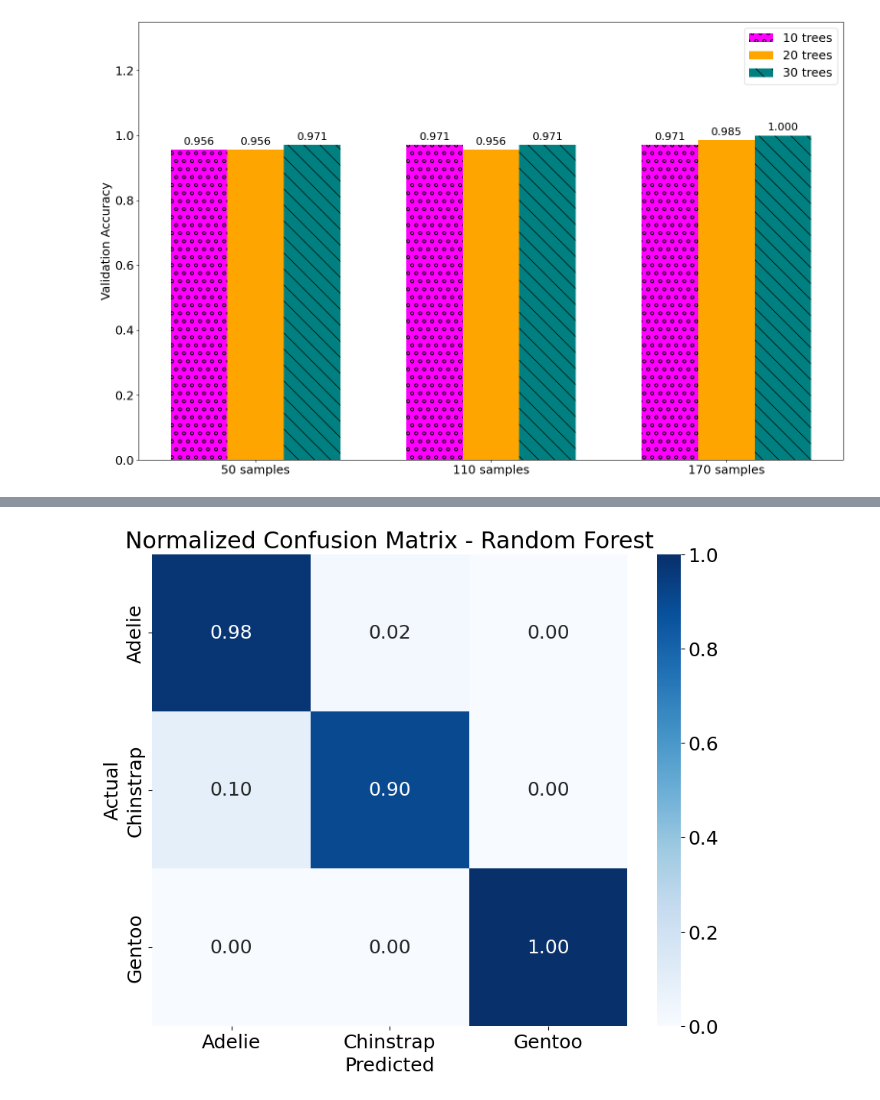
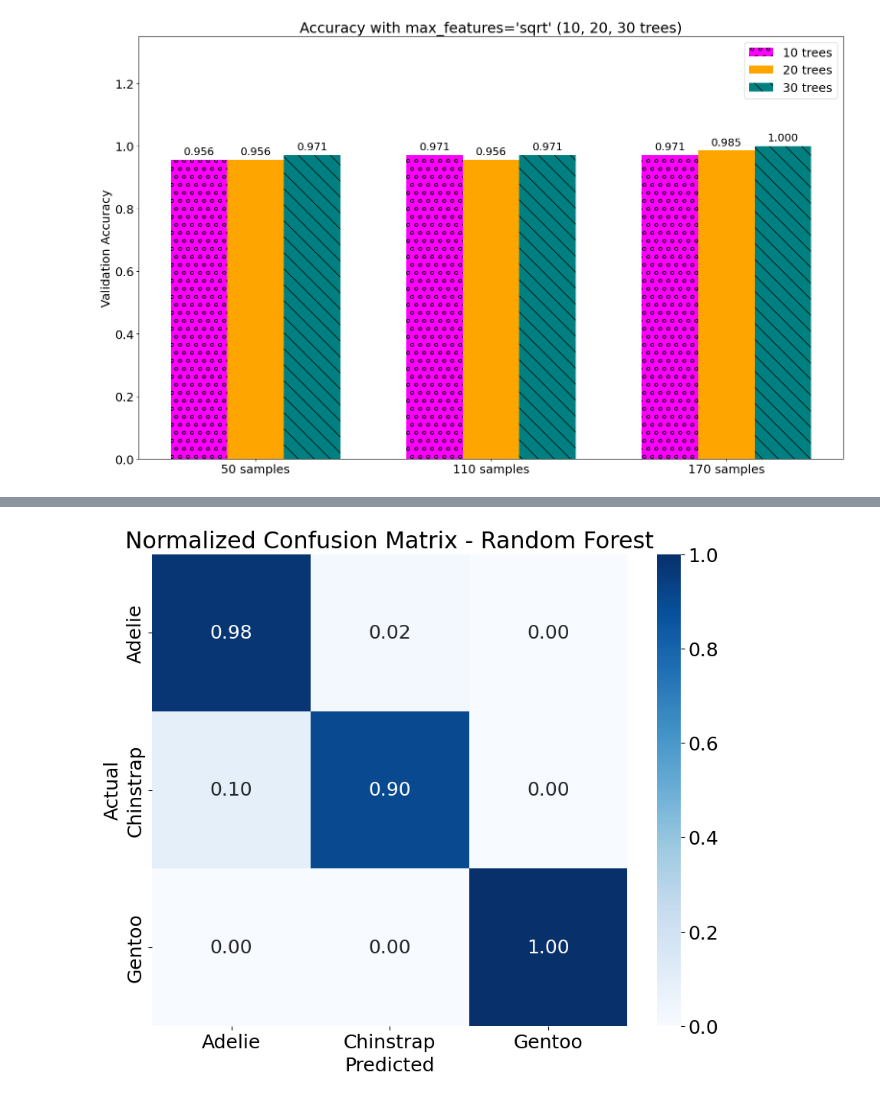
Before and after one commit to HaiYen3012/IT3190_ML_Project, a Jupyter notebook: code/Random_Forest.ipynb, the cells around one changed output, grey strips where cells are left out. Saved outputs shown, nothing was run; the diff lists cells and outputs as text; code cells hidden in the pictures.

```diff
--- a/code/Random_Forest.ipynb
+++ b/code/Random_Forest.ipynb
@@ -60,29 +77,31 @@ for size in sample_sizes:
 # %%
 objects = ('50 samples', '110 samples', '170 samples')
 y_pos = np.arange(len(objects))
-plt.figure(figsize=(16, 10))
-
 colors = ['magenta', 'orange', 'teal']
 patterns = ['o', '', '\\']
 widths = [-0.24, 0, 0.24]
+pic_folder = '../pics/Random_Forest/'
 
-for i, n in enumerate(n_estimators_list):
-    acc_list = all_scores[n]
-    bars = plt.bar(y_pos + widths[i], acc_list, 0.24, label=f'{n} trees', color=colors[i], hatch=patterns[i])
-    for bar in bars:
-        height = bar.get_height()
-        plt.text(bar.get_x() + bar.get_width()/2., height + 0.01, f'{height:.3f}', ha='center', va='bottom', fontsize=16)
+def plot_rf_accuracy(tree_list, feat_type, title, filename):
+    plt.figure(figsize=(16, 10))
+    for i, n in enumerate(tree_list):
+        scores = all_scores[feat_type][n]
+        bars = plt.bar(y_pos + widths[i], scores, 0.24, label=f'{n} trees', color=colors[i], hatch=patterns[i])
+        for bar in bars:
+            height = bar.get_height()
+            plt.text(bar.get_x() + bar.get_width()/2., height + 0.01, f'{height:.3f}', ha='center', va='bottom', fontsize=16)
 
-plt.xticks(y_pos, objects)
-plt.ylim([0, 1.35]) # Cao hơn để không chạm Legend
-plt.ylabel("Validation Accuracy")
-plt.legend(loc='upper right', fontsize=18)
-plt.tight_layout()
+    plt.xticks(y_pos, objects)
+    plt.ylim([0, 1.35])
+    plt.ylabel("Validation Accuracy")
+    plt.title(title)
+    plt.legend(loc='upper right', fontsize=18)
+    plt.tight_layout()
+    plt.savefig(pic_folder + filename + '.pdf', bbox_inches='tight')
+    plt.savefig(pic_folder + filename + '.svg', bbox_inches='tight')
+    plt.show()
 
-pic_folder = '../pics/random_forest/'
-os.makedirs(pic_folder, exist_ok=True)
-plt.savefig(pic_folder + 'rf_variant_data_size.pdf', bbox_inches='tight')
-plt.savefig(pic_folder + 'rf_variant_data_size.svg', bbox_inches='tight')
-plt.show()
+# Vẽ 1: sqrt (10, 20, 30)
+plot_rf_accuracy([10, 20, 30], 'sqrt', "Accuracy with max_features='sqrt' (10, 20, 30 trees)", 'rf_variant_data_size')
 # %% [output]
-[figure, old version]
+[figure, new version]
```
Also changed, not shown: parts of 6 cells of this notebook, 14 other files.
